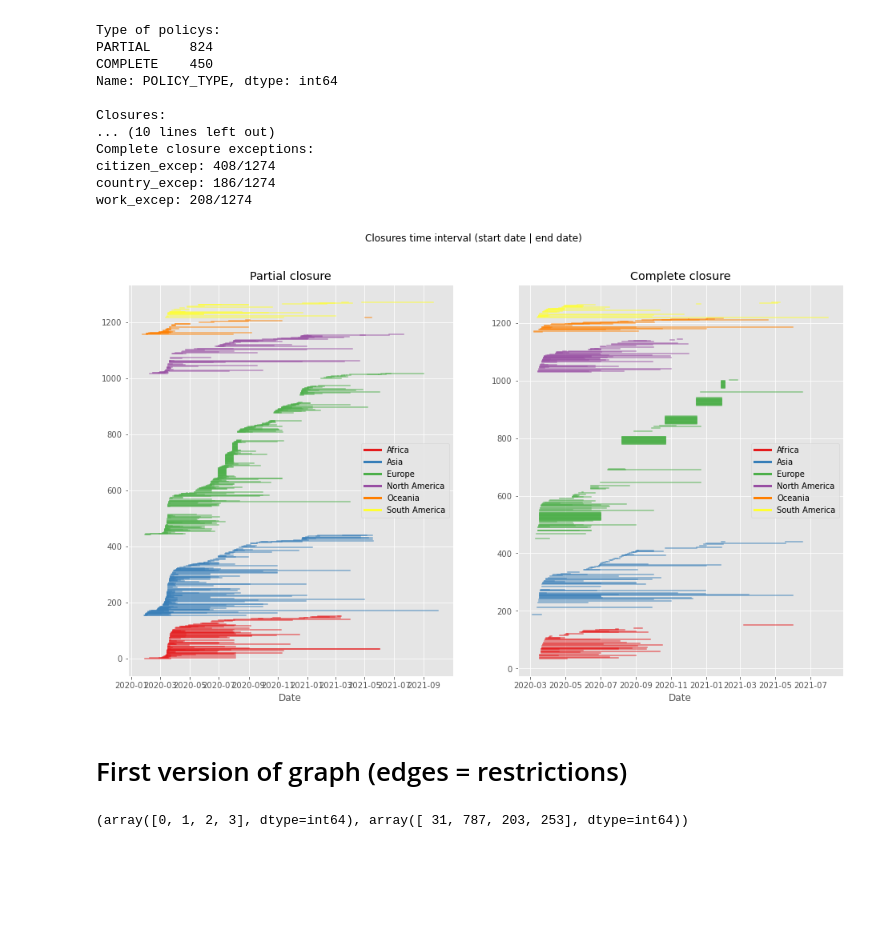
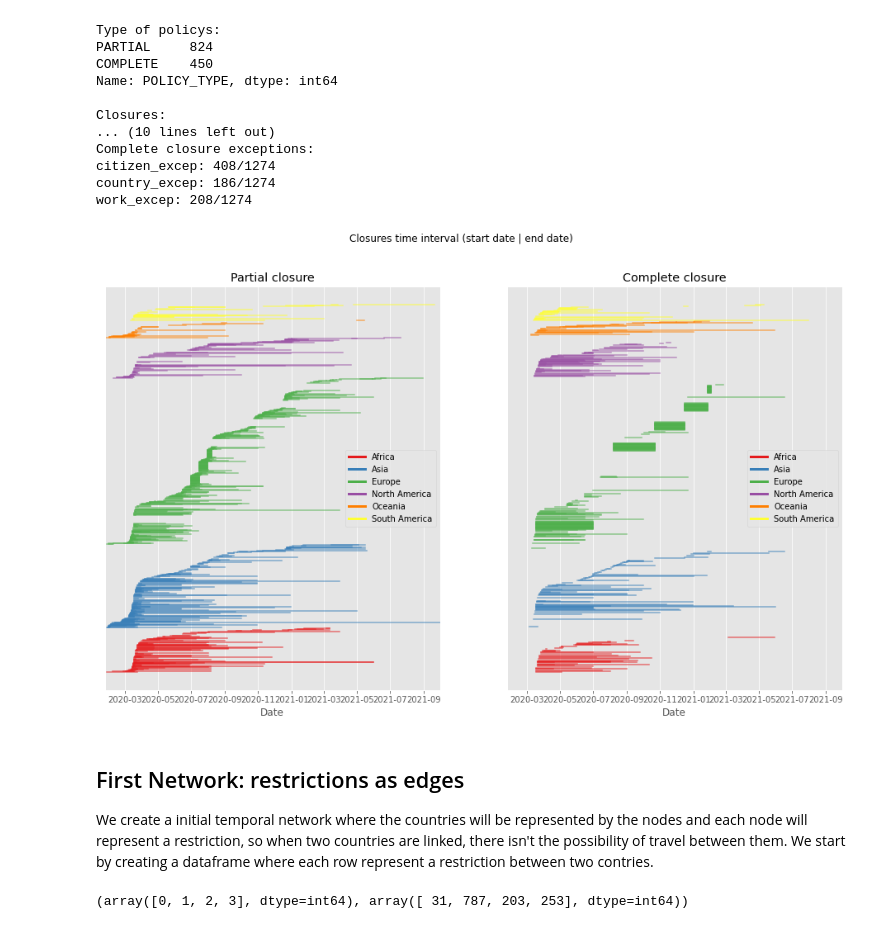
Before and after one commit to GiovaniValdrighi/covid-travels-network, a Jupyter notebook: preprocessing.ipynb, the cells around one changed output. Drawn from its saved outputs; the diff is of its cells as text; code cells hidden in the pictures; blank space fills up the shorter version.

```diff
--- a/preprocessing.ipynb
+++ b/preprocessing.ipynb
@@ -37,9 +42,14 @@ for col in ['CITIZEN', 'HISTORY_BAN', 'REFUGEE', 'VISA_BAN', 'COUNTRY_EXCEP', 'C
 
 #df.loc[df['VISA_BAN'] == 0, 'VISA_BAN_TYPE'] = "None"
 """
+#remove data with no duration
 df['DURATION'] = df.END_DATE - df.START_DATE
-#remove data with no duration
 df = df[df.DURATION > pd.Timedelta(seconds = 0)]
+
+#create columns with START_DATE and END_DATE with numbers
+basedate = df.START_DATE.min()
+df['START_DATE_NUM'] = (df['START_DATE'] - basedate).dt.days
+df['END_DATE_NUM'] = (df['END_DATE'] - basedate).dt.days
 
 #fixing policys with country equal to 'European Union'
 european_union_countries = ['Austria',  'Belgium', 'Bulgaria', 'Croatia', 'Cyprus',
@@ -127,36 +137,40 @@ fig, ax = plt.subplots(nrows = 1, ncols = 2, figsize = (16, 9))
 continent_config = {'AF':{'color': '#e41a1c' , 'label': 'Africa'},
                    'AS': {'color': '#377eb8', 'label' : 'Asia'},
                    'EU': {'color': '#4daf4a', 'label' : 'Europe'},
                    'NA': {'color': '#984ea3', 'label': 'North America'},
                    'OC': {'color': '#ff7f00', 'label':'Oceania'},
                    'SA': {'color': '#ffff33', 'label': 'South America'}}
 
 for i in range(df.shape[0]):
     if not (pd.isnull(df.END_DATE.iloc[i]) or pd.isnull(df.START_DATE.iloc[i])):
         cur_continent = continents[df.COUNTRY_NAME.iloc[i]]
         cur_color = continent_config[cur_continent]['color']
         if df.POLICY_TYPE.iloc[i] == 'PARTIAL':
             ax[0].plot([df.START_DATE.iloc[i], df.END_DATE.iloc[i]], [i, i], color = cur_color, alpha = 0.6)
         elif df.POLICY_TYPE.iloc[i] == 'COMPLETE':
             ax[1].plot([df.START_DATE.iloc[i], df.END_DATE.iloc[i]], [i, i], color = cur_color, alpha = 0.6)
 
 legend_elements = []
 for key, value in continent_config.items():
     legend_elements.append(Line2D([0], [0], color = value['color'], lw = 3, label = value['label']))
 plt.suptitle("Closures time interval (start date | end date)")
 for i in range(2):
     ax[i].set_xlabel("Date")
     ax[i].set_ylabel("")
+    ax[i].set_yticks([])
+    ax[i].set_xlim((df.START_DATE.min(), df.END_DATE.max()))
     ax[i].legend(handles=legend_elements)
 
 ax[0].set_title("Partial closure")
 ax[1].set_title("Complete closure")
 
 plt.show()
 # %% [output]
-[figure, old version]
+[figure, new version]
-# %% [markdown]
-# First version of graph (edges = restrictions)
+# %% [markdown]
+##  First Network: restrictions as edges
+
+We create a initial temporal network where the countries will be represented by the nodes and each node will represent a restriction, so when two countries are linked, there isn't the possibility of travel between them. We start by creating a dataframe where each row represent a restriction between two contries.
 # %%
 # checking if there is more than one restriction for each row
 sum_of_rest = np.sum(df[['AIR', 'LAND', 'SEA', 'CITIZEN', 'HISTORY_BAN', 'REFUGEE',
```
Also changed, not shown: parts of 14 cells of this notebook.
